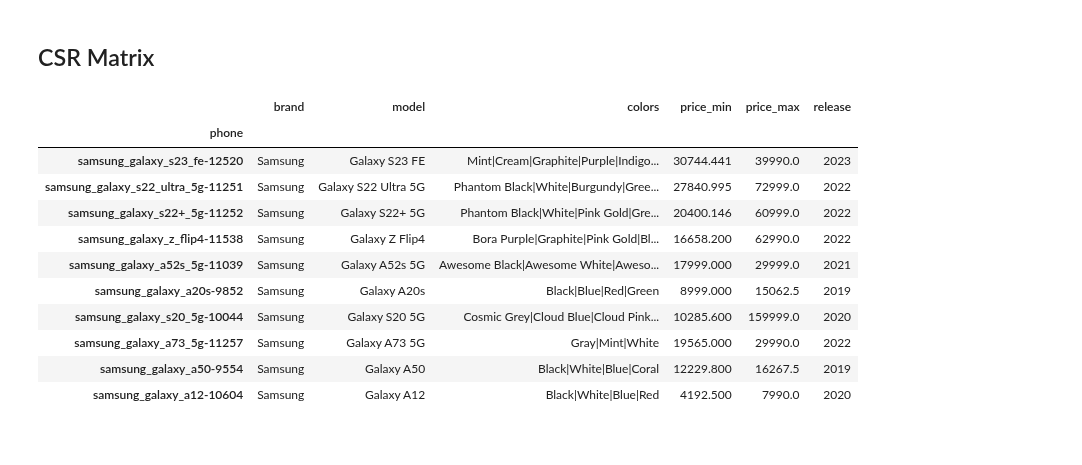
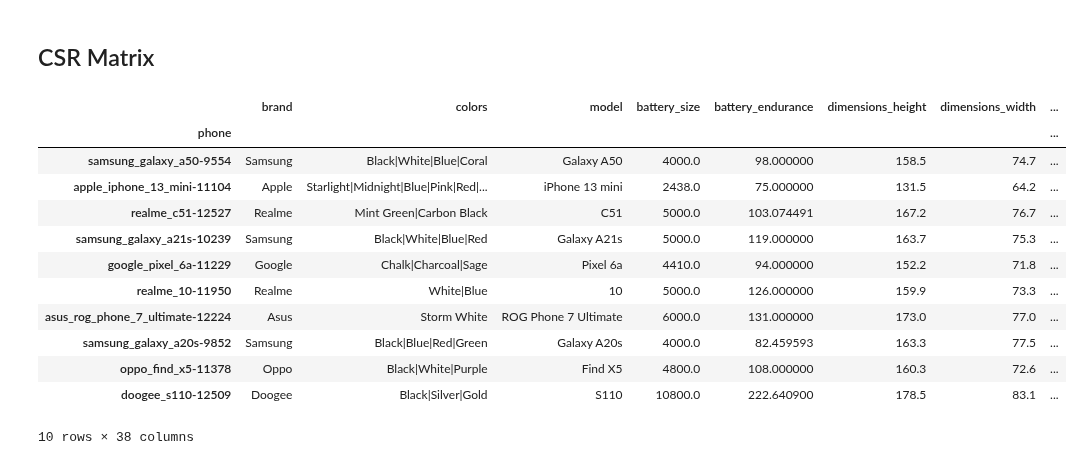
Before and after one commit to RenzVillegas24/GSMArena_Scraper, a Jupyter notebook: GSMArena_API.ipynb, the cells around one changed output. Drawn from its saved outputs; the diff is of its cells as text; code cells hidden in the pictures.

```diff
--- a/GSMArena_API.ipynb
+++ b/GSMArena_API.ipynb
@@ -845,0 +1347,4 @@ from sklearn.preprocessing import StandardScaler
+# %%
+# open the file
+with open('clean_phone_data.csv', 'r') as f:
+    clean_data = pd.read_csv(f)
@@ -1486,0 +2010,16 @@ You can try to debug the error by setting error_score='raise'.
+# %%
+# visualize knn
+from sklearn.manifold import TSNE
+
+# perform Tf-idf on the data
+tfidf = TfidfVectorizer()
+X_tfidf = tfidf.fit_transform(clean_data['details'])
+
+# perform tsne on the data
+tsne = TSNE(n_components=2, random_state=42)
+X_tsne = tsne.fit_transform(X_tfidf.toarray())
+
+# plot the data
+plt.scatter(X_tsne[:, 0], X_tsne[:, 1], c=clean_data['brand'].astype('category').cat.codes, cmap="viridis")
+plt.colorbar()
+plt.show()
@@ -1487,3 +2100,15 @@ You can try to debug the error by setting error_score='raise'.
+# %%
+# use confusion matrix
+from sklearn.model_selection import train_test_split
+from sklearn.metrics import confusion_matrix
+from sklearn.linear_model import LogisticRegression
+
+
+tfidf = TfidfVectorizer(stop_words='english')
+clean_data_details = tfidf.fit_transform(clean_data['details'])
+
+# remove the details
+clean_data = clean_data.drop('details', axis=1)
 # %% [markdown]
 ## COSINE SIMILARITY
 # %%
@@ -1641,0 +2381,10 @@ recommend('', brand='samsung', colors='pink', price_min='10000', k_nearest=10)
+# %%
+# visualize ball tree
+from sklearn.neighbors import BallTree
+
+# get the ball tree
+tree = BallTree(X_tfidf.toarray())
+
+# plot the data
+plt.plot(tree.query(X_tfidf.toarray(), k=10)[0])
+plt.show()
@@ -1650,43 +2401,44 @@ from sklearn.neighbors import KDTree
 def recommend(
         specs,
         n=10,
         k_nearest=10,
         weight:dict=None,
         **kwargs):
 
     # Preprocess the data
     tfidf = TfidfVectorizer(stop_words='english')
     X = tfidf.fit_transform(clean_data['details'].str.replace(r'[^a-zA-Z0-9_]', ' ', regex=True))
     X_sparse = csr_matrix(X)
 
     # Transform the input specs using TF-IDF vectorizer
     specs_vectorized = tfidf.transform([specs])
 
     for k, v in kwargs.items():
         if k in clean_data.columns:
             X_sparse = hstack((X_sparse, tfidf.transform(clean_data[k].astype(str).str.replace(r'[^a-zA-Z0-9_]', ' ', regex=True))))
             specs_vectorized = hstack((specs_vectorized, tfidf.transform([v])))
 
     # Use a different algorithm for nearest neighbors search, e.g., KDTree
     tree = KDTree(X_sparse.toarray())
     _, indices = tree.query(specs_vectorized.toarray(), k=k_nearest)
 
     # Return recommended phones
     return clean_data.iloc[indices[0]].head(n)
 
 
 # Get the recommended phone
-recommend('', brand='samsung', colors='purple', price_min='10000', k_nearest=10)
+recommend('', price_min='10000', k_nearest=10)
 # %% [output]
-|  | brand | model | colors | price_min | price_max | release |
-| phone |  |  |  |  |  |  |
-| samsung_galaxy_s23_fe-12520 | Samsung | Galaxy S23 FE | Mint|Cream|Graphite|Purple|Indigo... | 30744.441 | 39990.0 | 2023 |
-| samsung_galaxy_s22_ultra_5g-11251 | Samsung | Galaxy S22 Ultra 5G | Phantom Black|White|Burgundy|Gree... | 27840.995 | 72999.0 | 2022 |
-| samsung_galaxy_s22+_5g-11252 | Samsung | Galaxy S22+ 5G | Phantom Black|White|Pink Gold|Gre... | 20400.146 | 60999.0 | 2022 |
-| samsung_galaxy_z_flip4-11538 | Samsung | Galaxy Z Flip4 | Bora Purple|Graphite|Pink Gold|Bl... | 16658.200 | 62990.0 | 2022 |
-| samsung_galaxy_a52s_5g-11039 | Samsung | Galaxy A52s 5G | Awesome Black|Awesome White|Aweso... | 17999.000 | 29999.0 | 2021 |
-| samsung_galaxy_a20s-9852 | Samsung | Galaxy A20s | Black|Blue|Red|Green | 8999.000 | 15062.5 | 2019 |
-| samsung_galaxy_s20_5g-10044 | Samsung | Galaxy S20 5G | Cosmic Grey|Cloud Blue|Cloud Pink... | 10285.600 | 159999.0 | 2020 |
-| samsung_galaxy_a73_5g-11257 | Samsung | Galaxy A73 5G | Gray|Mint|White | 19565.000 | 29990.0 | 2022 |
-| samsung_galaxy_a50-9554 | Samsung | Galaxy A50 | Black|White|Blue|Coral | 12229.800 | 16267.5 | 2019 |
-| samsung_galaxy_a12-10604 | Samsung | Galaxy A12 | Black|White|Blue|Red | 4192.500 | 7990.0 | 2020 |
+|  | brand | colors | model | battery_size | battery_endurance | dimensions_height | dimensions_width | ... |
+| phone |  |  |  |  |  |  |  | ... |
+| samsung_galaxy_a50-9554 | Samsung | Black|White|Blue|Coral | Galaxy A50 | 4000.0 | 98.000000 | 158.5 | 74.7 | ... |
+| apple_iphone_13_mini-11104 | Apple | Starlight|Midnight|Blue|Pink|Red|... | iPhone 13 mini | 2438.0 | 75.000000 | 131.5 | 64.2 | ... |
+| realme_c51-12527 | Realme | Mint Green|Carbon Black | C51 | 5000.0 | 103.074491 | 167.2 | 76.7 | ... |
+| samsung_galaxy_a21s-10239 | Samsung | Black|White|Blue|Red | Galaxy A21s | 5000.0 | 119.000000 | 163.7 | 75.3 | ... |
+| google_pixel_6a-11229 | Google | Chalk|Charcoal|Sage | Pixel 6a | 4410.0 | 94.000000 | 152.2 | 71.8 | ... |
+| realme_10-11950 | Realme | White|Blue | 10 | 5000.0 | 126.000000 | 159.9 | 73.3 | ... |
+| asus_rog_phone_7_ultimate-12224 | Asus | Storm White | ROG Phone 7 Ultimate | 6000.0 | 131.000000 | 173.0 | 77.0 | ... |
+| samsung_galaxy_a20s-9852 | Samsung | Black|Blue|Red|Green | Galaxy A20s | 4000.0 | 82.459593 | 163.3 | 77.5 | ... |
+| oppo_find_x5-11378 | Oppo | Black|White|Purple | Find X5 | 4800.0 | 108.000000 | 160.3 | 72.6 | ... |
+| doogee_s110-12509 | Doogee | Black|Silver|Gold | S110 | 10800.0 | 222.640900 | 178.5 | 83.1 | ... |
+10 rows × 38 columns
```
Also changed, not shown: parts of 40 cells of this notebook, 11 other files.
